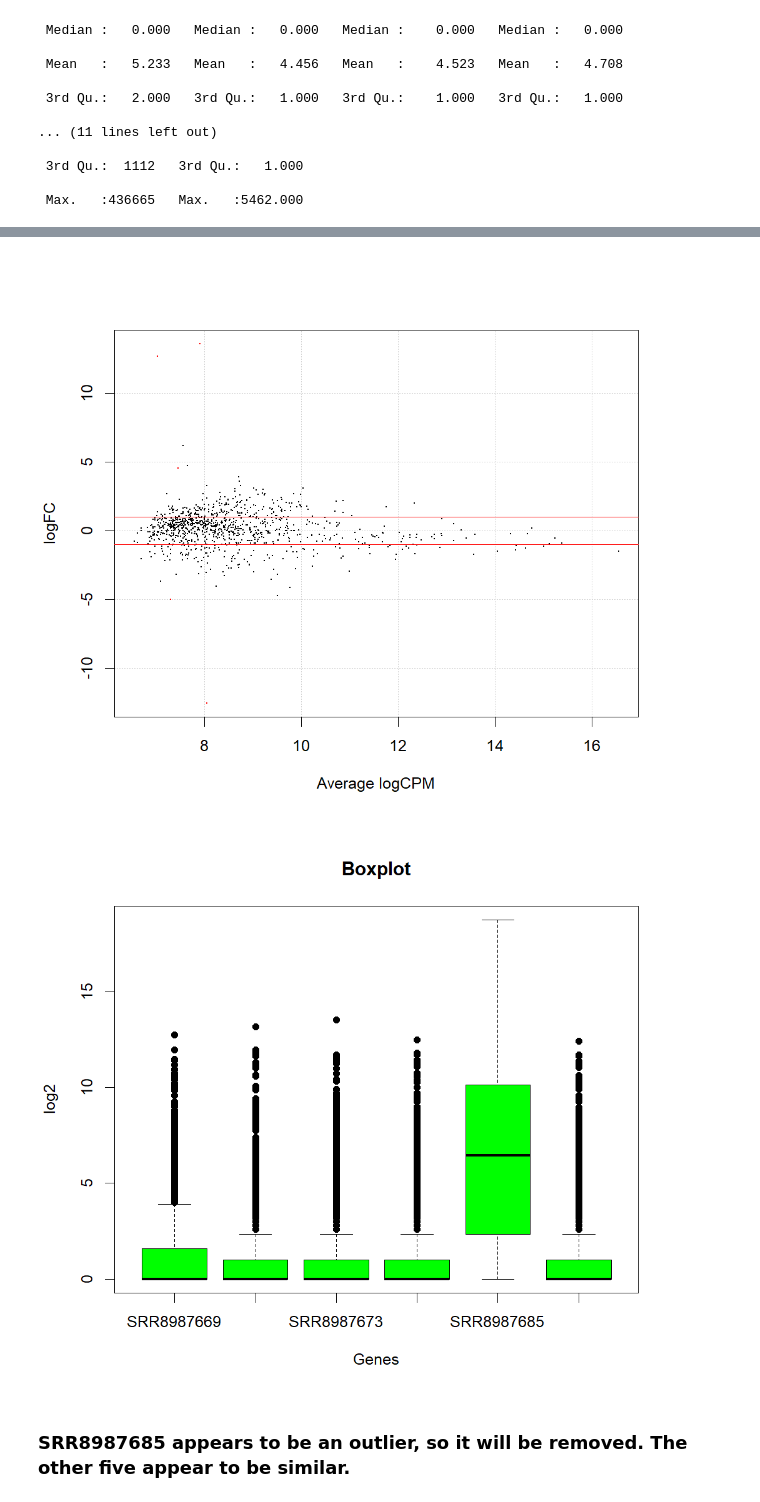
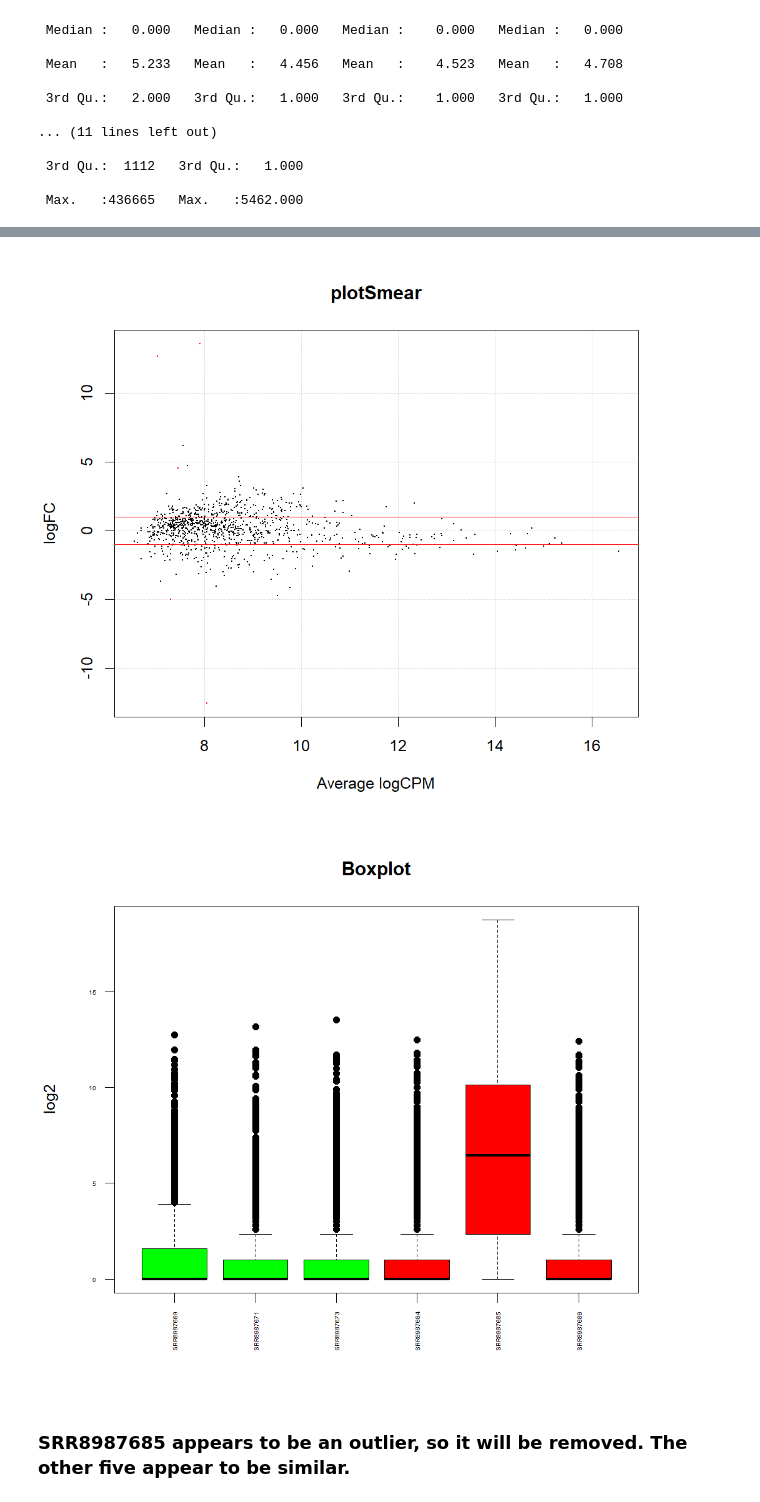
Before and after one commit to komjum6/Significant-Genes-project, a Jupyter notebook: siggenprod.ipynb, the cells around one changed output, grey strips where cells are left out. Cells and saved outputs as stored; diff of their text form; code cells hidden in the pictures.

Commit message:
Improved comments and plots

```diff
--- a/siggenprod.ipynb
+++ b/siggenprod.ipynb
@@ -46,27 +55,31 @@ def render(x=None, y=None, width=1024, height=896, res=150, col='green', main='S
         if plot == 'plot':
             graphics.plot(x, y, col=col, main=main, xlab=xlab, ylab=ylab, pch=pch)
         if plot == 'box':
-            graphics.boxplot(x, col=col, main=main, xlab=xlab, ylab=ylab, pch=pch)
+            r('par(cex.axis=0.4)')
+            graphics.boxplot(x, col=col, main=main, xlab=xlab, ylab=ylab, pch=pch, las=2)
         if plot == 'bar':
-            graphics.barplot(x, col=col, main=main, xlab=xlab, ylab=ylab, pch=pch)
+            r('par(cex.axis=0.4)')
+            graphics.barplot(x, col=col, main=main, xlab=xlab, ylab=ylab, pch=pch, las=2)
         if plot == 'biplot':
-            stats.biplot(x) #, xlabs
+            stats.biplot(x, main='Biplot')
+        if plot == 'varplot':
+            graphics.plot(r('fviz_eig(' + rcommand + ')'))
         if plot == 'hclust':
             graphics.plot(r('hclust(dist(t(' + rcommand + ')), method="ward.D2")')) # eu werd vervangen door ward.D2
         if plot == 'prcomp':
             r('pr <- prcomp(' + rcommand + ', centre=TRUE, scale.=TRUE)')
             r('plot(pr, main="Variance")')
         if plot == 'plotMDS':
-            r('plotMDS(' + rcommand + ')')
+            r('plotMDS(' + rcommand + ', main="plotMDS")')
         if plot == 'plotMeanVar':
-            r("plotMeanVar(" + rcommand + ")")
+            r("plotMeanVar(" + rcommand + ", main='plotMeanVar')")
         if plot == 'plotBCV':
-            r("plotBCV(" + rcommand + ")")
+            r("plotBCV(" + rcommand + ", main='plotBCV')")
         if plot == 'plotSmear':
-            r("plotSmear(" + rcommand + ", de.tags=Genes)")
+            r("plotSmear(" + rcommand + ", de.tags=Genes, main='plotSmear')")
             graphics.abline(h=r('c(-1, 1)'), col=2)
         if plot == 'auto':
-            r("print(autoplot(" + rcommand + ", data=" + data + ", colour=" + colour + "))")
+            r("print(autoplot(" + rcommand + ", data=" + data + ", colour=" + colour + ", main='PCA'))")
 
     display(Image(data=img.getvalue(), format='png', embed=True))
 # %%
@@ -181,19 +210,22 @@ render(r('sort(edgeR_result$logFC, decreasing = T)'), xlab='Genes', ylab='logFC'
 # %%
 r('Genes <- decideTestsDGE(lrt, p=0.001)')
 r('Genes <- rownames(lrt)[as.logical(Genes)]')
+
 render('lrt', main='plotSmear', plot='plotSmear')
 # %% [output]
-[figure, old version]
+[figure, new version]
 # %%
 r('lm <- log2(m+1)')
 
 r('lm <- na.omit(lm)')
 r('m <- na.omit(m)')
 
 r('pdf(paste0(fDir,"res.pdf"),width=10,height=10)')
 
-render(r('lm'), main='Boxplot', xlab='Genes', ylab='log2', plot='box')
+r('colors <- c("green", "green", "green", "red", "red", "red")')
+
+render(r('lm'), main='Boxplot', xlab='', ylab='log2', col=r('colors'), plot='box')
 # %% [output]
-[figure, old version]
+[figure, new version]
 # %% [markdown]
 ### SRR8987685 appears to be an outlier, so it will be removed. The other five appear to be similar.
```
Also changed, not shown: parts of 36 cells of this notebook.
